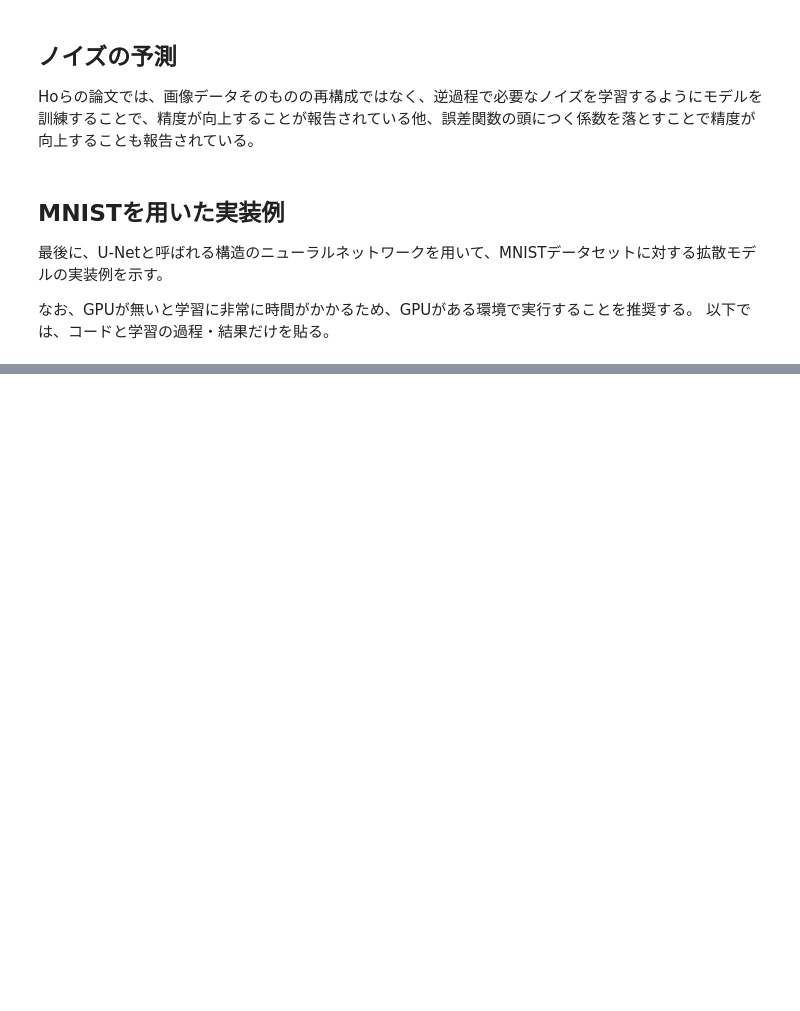
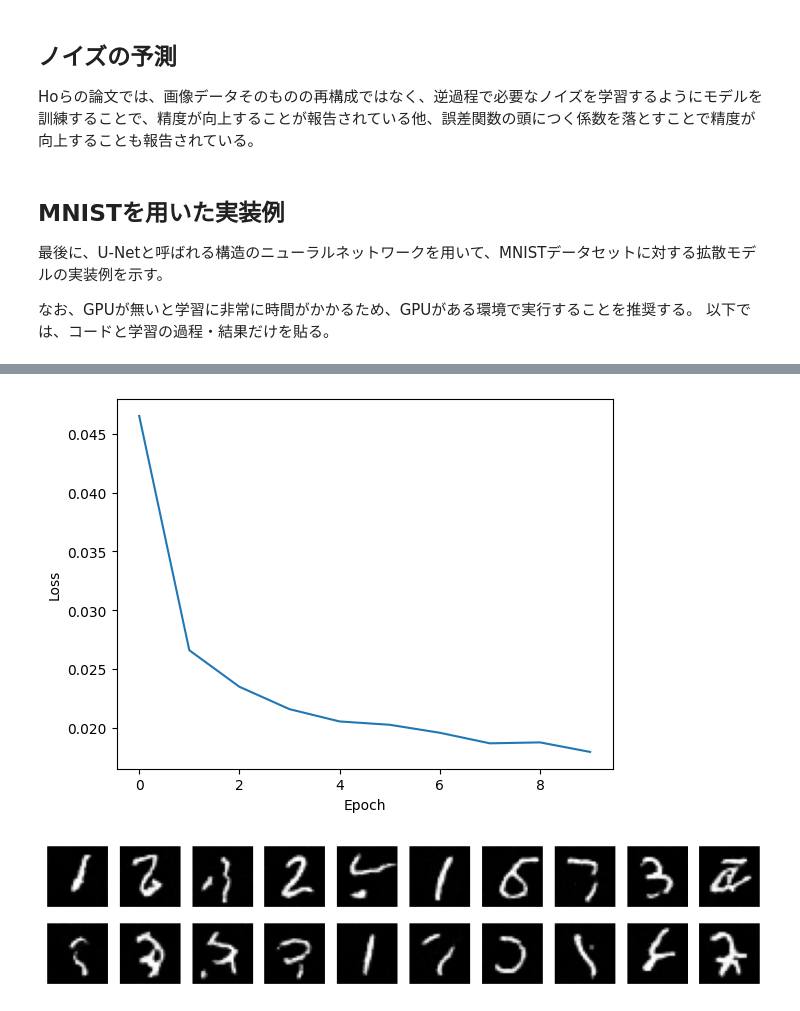
Before and after one commit to SotaYoshida/AIML1, a Jupyter notebook: _sources/notebooks/Chapter_DiffusionModels.ipynb, the cells around one changed output, grey strips where cells are left out. Cells and saved outputs as stored; diff of their text form; code cells hidden in the pictures; blank space fills up the shorter version.

```diff
--- a/_sources/notebooks/Chapter_DiffusionModels.ipynb
+++ b/_sources/notebooks/Chapter_DiffusionModels.ipynb
@@ -528,7 +528,7 @@ class Diffuser:
         batch_size = x_shape[0]
         x = torch.randn(x_shape, device=self.device)
 
-        for i in tqdm(range(self.num_timesteps, 0, -1)):
+        for i in range(self.num_timesteps, 0, -1):
             t = torch.tensor([i] * batch_size, device=self.device, dtype=torch.long)
             x = self.denoise(model, x, t)
 
@@ -555,7 +555,7 @@ for epoch in range(epochs):
     # show_images(images)
     # ================================================
 
-    for images, labels in tqdm(dataloader):
+    for images, labels in dataloader:
         optimizer.zero_grad()
         x = images.to(device)
         t = torch.randint(1, num_timesteps+1, (len(x),), device=device)
@@ -587,0 +597,2 @@ KeyboardInterrupt:
+[figure, added]
+[figure, added]
```
Also changed, not shown: parts of 2 cells of this notebook, 6 other files.
